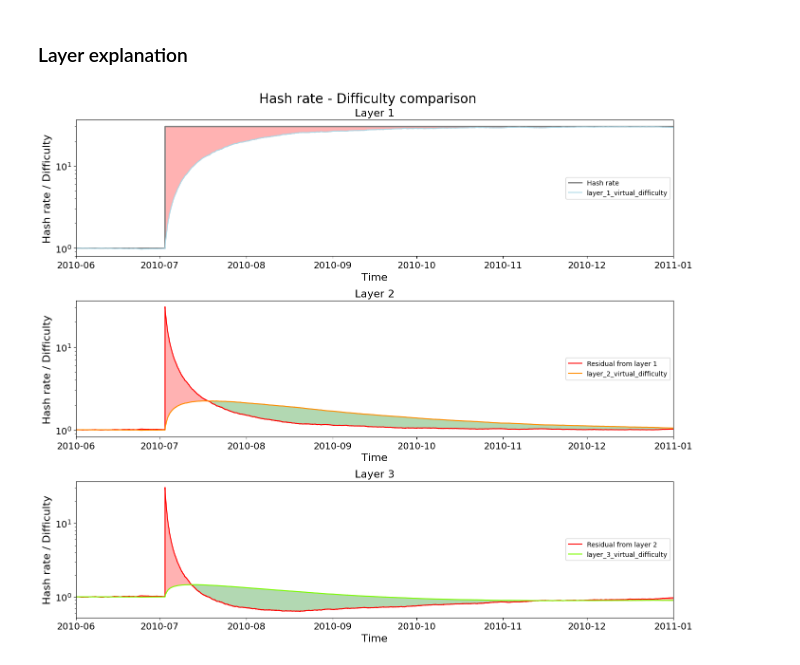
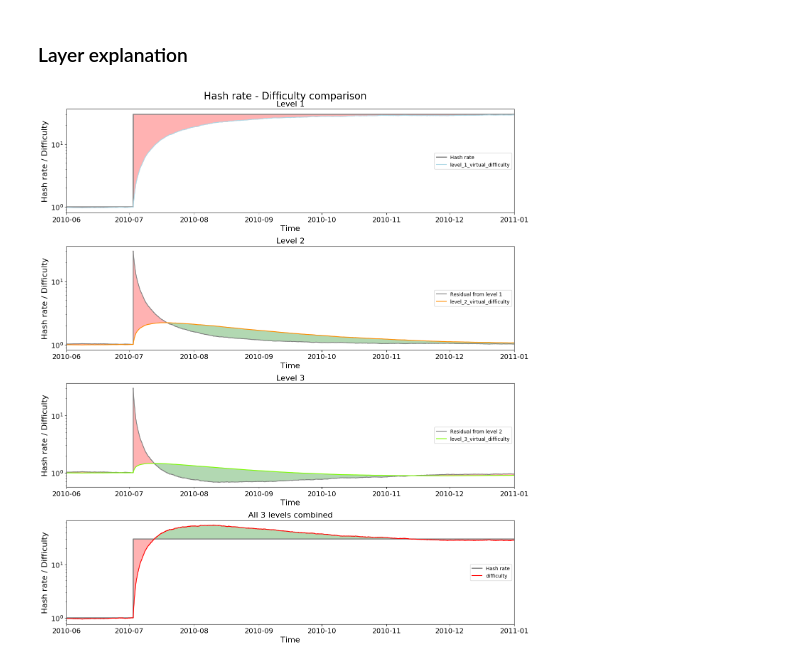
Before and after one commit to demKyr/BCH-DAA-2, a Jupyter notebook: visualisation_final.ipynb, the cells around one changed output. Drawn from its saved outputs; the diff is of its cells as text; code cells hidden in the pictures.

```diff
--- a/visualisation_final.ipynb
+++ b/visualisation_final.ipynb
@@ -440,12 +448,17 @@ plt.show()
 start_date = pd.Timestamp('2010-6-1')
 end_date = pd.Timestamp('2011-1-1')
 
-fig, ax = plt.subplots(3, figsize=(14, 12))
+fig, ax = plt.subplots(4, figsize=(14, 16))
+
+df_3_layer['real_hash_rate'] = pd.to_numeric(
+    df_3_layer['real_hash_rate'],
+    errors='coerce' # Converts problematic strings to NaN
+)
 
 ax[0].plot(df_3_layer['median_time'], df_3_layer['real_hash_rate'] / 7000000, color='gray', label='Hash rate', linewidth=2)
-ax[0].plot(df_3_layer['median_time'], df_3_layer['layer_1_virtual_difficulty'], color='lightblue', label='layer_1_virtual_difficulty')
+ax[0].plot(df_3_layer['median_time'], df_3_layer['layer_1_virtual_difficulty'], color='lightblue', label='level_1_virtual_difficulty')
 ax[0].set_yscale('log')
-ax[0].set_title('Layer 1', fontsize=16)
+ax[0].set_title('Level 1', fontsize=16)
 ax[0].set_xlabel('Time', fontsize=16)
 ax[0].set_ylabel('Hash rate / Difficulty', fontsize=16)
 ax[0].tick_params(axis='both', which='major', labelsize=14)
@@ -461,10 +474,10 @@ ax[0].fill_between(
     label='Hash rate > Nefda'
 )
 
-ax[1].plot(df_3_layer['median_time'], ((df_3_layer['real_hash_rate'] / 7000000) / (df_3_layer['layer_1_virtual_difficulty'])), color='red', label='Residual from layer 1')
-ax[1].plot(df_3_layer['median_time'], df_3_layer['layer_2_virtual_difficulty'], color='darkorange', label='layer_2_virtual_difficulty')
+ax[1].plot(df_3_layer['median_time'], (df_3_layer['real_hash_rate'] / (7000000 * df_3_layer['layer_1_virtual_difficulty'])), color='gray', label='Residual from level 1')
+ax[1].plot(df_3_layer['median_time'], df_3_layer['layer_2_virtual_difficulty'], color='darkorange', label='level_2_virtual_difficulty')
 ax[1].set_yscale('log')
-ax[1].set_title('Layer 2', fontsize=16)
+ax[1].set_title('Level 2', fontsize=16)
 ax[1].set_xlabel('Time', fontsize=16)
 ax[1].set_ylabel('Hash rate / Difficulty', fontsize=16)
 ax[1].tick_params(axis='both', which='major', labelsize=14)
@@ -473,7 +486,7 @@ ax[1].set_xlim(start_date, end_date)
 ax[1].fill_between(
     df_3_layer['median_time'],
     df_3_layer['layer_2_virtual_difficulty'],
-    (df_3_layer['real_hash_rate'] / 7000000) / (df_3_layer['layer_1_virtual_difficulty']),
+    df_3_layer['real_hash_rate'] / (7000000 * df_3_layer['layer_1_virtual_difficulty']),
     where=((df_3_layer['real_hash_rate'] / 7000000) / (df_3_layer['layer_1_virtual_difficulty']) > df_3_layer['layer_2_virtual_difficulty']),
     color='red',
     alpha=0.3,
@@ -482,7 +495,7 @@ ax[1].fill_between(
 ax[1].fill_between(
     df_3_layer['median_time'],
     df_3_layer['layer_2_virtual_difficulty'],
-    (df_3_layer['real_hash_rate'] / 7000000) / (df_3_layer['layer_1_virtual_difficulty']),
+    df_3_layer['real_hash_rate'] / (7000000 * df_3_layer['layer_1_virtual_difficulty']),
     where=((df_3_layer['real_hash_rate'] / 7000000) / (df_3_layer['layer_1_virtual_difficulty']) < df_3_layer['layer_2_virtual_difficulty']),
     color='green',
     alpha=0.3,
@@ -490,36 +503,64 @@ ax[1].fill_between(
 )
 
 
-ax[2].plot(df_3_layer['median_time'], ((df_3_layer['real_hash_rate'] / 7000000) / (df_3_layer['layer_1_virtual_difficulty']) / (df_3_layer['layer_2_virtual_difficulty'])), color='red', label='Residual from layer 2')
-ax[2].plot(df_3_layer['median_time'], df_3_layer['layer_3_virtual_difficulty'], color='lawngreen', label='layer_3_virtual_difficulty')
+ax[2].plot(df_3_layer['median_time'], (df_3_layer['real_hash_rate'] / (7000000 * df_3_layer['layer_1_virtual_difficulty'] * df_3_layer['layer_2_virtual_difficulty'])), color='gray', label='Residual from level 2')
+ax[2].plot(df_3_layer['median_time'], df_3_layer['layer_3_virtual_difficulty'], color='lawngreen', label='level_3_virtual_difficulty')
 ax[2].set_yscale('log')
-ax[2].set_title('Layer 3', fontsize=16)
+ax[2].set_title('Level 3', fontsize=16)
 ax[2].set_xlabel('Time', fontsize=16)
 ax[2].set_ylabel('Hash rate / Difficulty', fontsize=16)
 ax[2].tick_params(axis='both', which='major', labelsize=14)
 ax[2].legend(loc='center right')
 ax[2].set_xlim(start_date, end_date)
 ax[2].fill_between(
     df_3_layer['median_time'],
     df_3_layer['layer_3_virtual_difficulty'],
-    ((df_3_layer['real_hash_rate'] / 7000000) / (df_3_layer['layer_1_virtual_difficulty']) / (df_3_layer['layer_2_virtual_difficulty'])),
+    df_3_layer['real_hash_rate'] / (7000000 * df_3_layer['layer_1_virtual_difficulty'] * df_3_layer['layer_2_virtual_difficulty']),
     where=(((df_3_layer['real_hash_rate'] / 7000000) / (df_3_layer['layer_1_virtual_difficulty']) / (df_3_layer['layer_2_virtual_difficulty'])) > df_3_layer['layer_3_virtual_difficulty']),
     color='red',
     alpha=0.3,
     label='Hash rate > Nefda'
 )
 ax[2].fill_between(
     df_3_layer['median_time'],
     df_3_layer['layer_3_virtual_difficulty'],
-    ((df_3_layer['real_hash_rate'] / 7000000) / (df_3_layer['layer_1_virtual_difficulty']) / (df_3_layer['layer_2_virtual_difficulty'])),
+    df_3_layer['real_hash_rate'] / (7000000 * df_3_layer['layer_1_virtual_difficulty'] * df_3_layer['layer_2_virtual_difficulty']),
     where=(((df_3_layer['real_hash_rate'] / 7000000) / (df_3_layer['layer_1_virtual_difficulty']) / (df_3_layer['layer_2_virtual_difficulty'])) < df_3_layer['layer_3_virtual_difficulty']),
+    color='green',
+    alpha=0.3,
+    label='Hash rate > Nefda'
+)
+
+ax[3].plot(df_3_layer['median_time'], df_3_layer['real_hash_rate'] / 7000000, color='gray', label='Hash rate', linewidth=2)
+ax[3].plot(df_3_layer['median_time'], df_3_layer['difficulty'], color='red', label='difficulty')
+ax[3].set_yscale('log')
+ax[3].set_title('All 3 levels combined', fontsize=16)
+ax[3].set_xlabel('Time', fontsize=16)
+ax[3].set_ylabel('Hash rate / Difficulty', fontsize=16)
+ax[3].tick_params(axis='both', which='major', labelsize=14)
+ax[3].legend(loc='center right')
+ax[3].set_xlim(start_date, end_date)
+ax[3].fill_between(
+    df_3_layer['median_time'],
+    df_3_layer['difficulty'],
+    df_3_layer['real_hash_rate'] / 7000000,
+    where=(df_3_layer['real_hash_rate'] / 7000000 > df_3_layer['difficulty']),
+    color='red',
+    alpha=0.3,
+    label='Hash rate > Nefda'
+)
+ax[3].fill_between(
+    df_3_layer['median_time'],
+    df_3_layer['difficulty'],
+    df_3_layer['real_hash_rate'] / 7000000,
+    where=(df_3_layer['real_hash_rate'] / 7000000 < df_3_layer['difficulty']),
     color='green',
     alpha=0.3,
     label='Hash rate > Nefda'
 )
 
 fig.suptitle('Hash rate - Difficulty comparison', fontsize=20)
 plt.tight_layout()
 plt.show()
 # %% [output]
-[figure, old version]
+[figure, new version]
```
Also changed, not shown: parts of 9 cells of this notebook, 3 other files.
